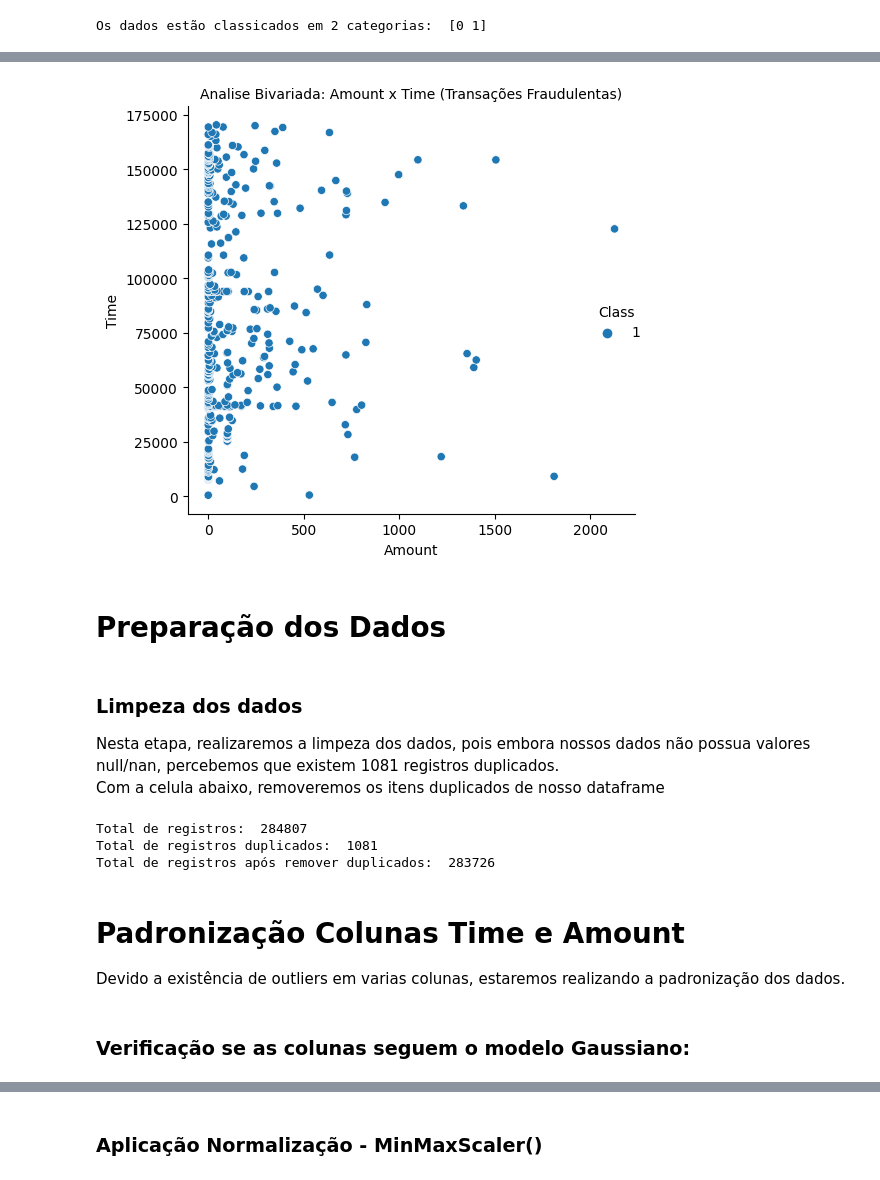
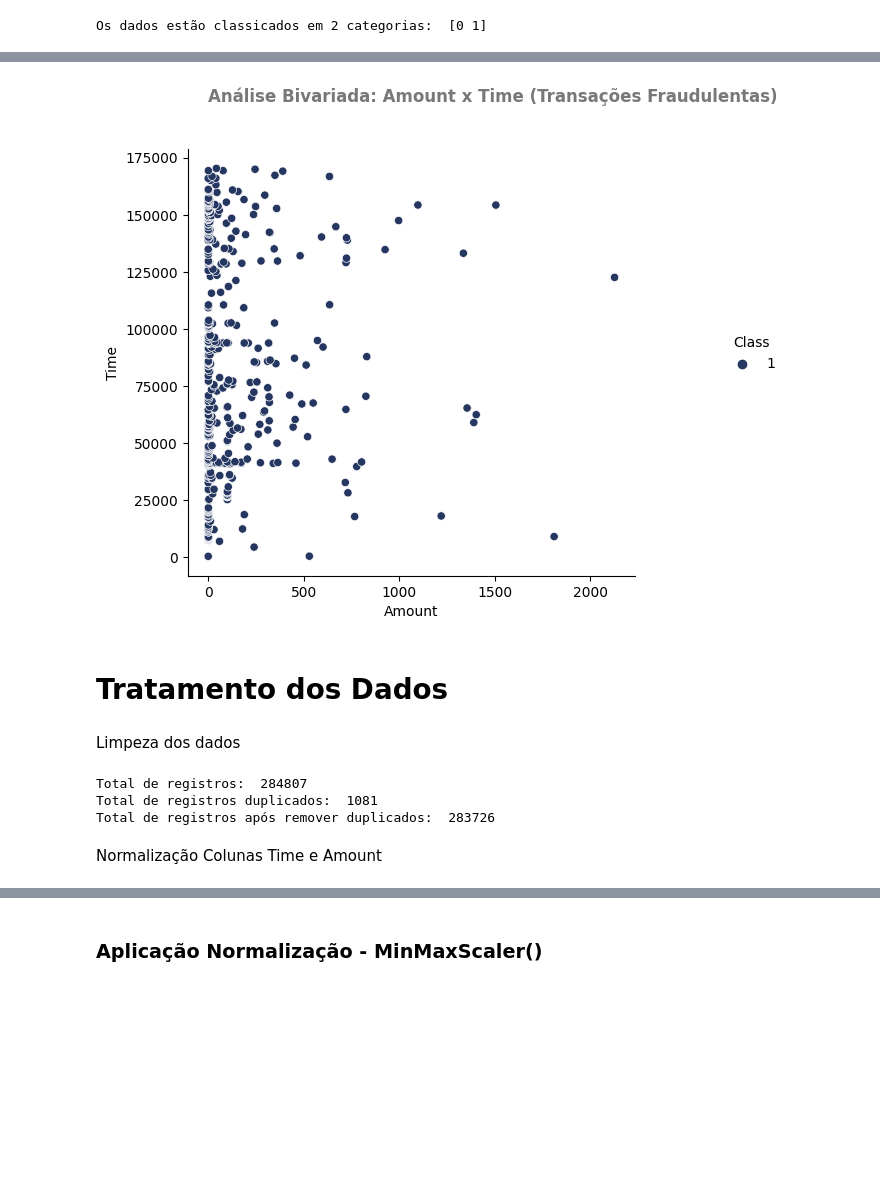
Before and after one commit to OzeasSantosn/DataScience, a Jupyter notebook: Modelo Preditivo Fraudes/CreditCard/Modelo Preditivo Fraudes Creditcard.ipynb, the cells around one changed output, grey strips where cells are left out. Drawn from its saved outputs; the diff is of its cells as text; code cells hidden in the pictures; blank space fills up the shorter version.

```diff
--- a/Modelo Preditivo Fraudes/CreditCard/Modelo Preditivo Fraudes Creditcard.ipynb
+++ b/Modelo Preditivo Fraudes/CreditCard/Modelo Preditivo Fraudes Creditcard.ipynb
@@ -332,16 +644,21 @@ plt.tight_layout()
 # %%
-sns.relplot(x='Amount', y='Time', hue = 'Class', color = 'orange', data =fraude)
-plt.title('Analise Bivariada: Amount x Time (Transações Fraudulentas)', fontsize=10)
+lst_azul = [azul_escuro]
+sns.relplot(x='Amount', y='Time', hue = 'Class', color = 'orange', data =fraude, palette=lst_azul)
 plt.tight_layout()
+
+# Título
+plt.text(x=1,
+         y=199292,
+         s='Análise Bivariada: Amount x Time (Transações Fraudulentas)',
+         fontsize=12,
+         color=cinza_escuro,
+         weight='bold');
 # %% [output]
-[figure, old version]
+[figure, new version]
 # %% [markdown]
-# Preparação dos Dados
+# Tratamento dos Dados
-# %% [markdown]
-### Limpeza dos dados
-
-Nesta etapa, realizaremos a limpeza dos dados, pois embora nossos dados não possua valores null/nan, percebemos que existem 1081 registros duplicados.<br>
-Com a celula abaixo, removeremos os itens duplicados de nosso dataframe
+# %% [markdown]
+Limpeza dos dados
 # %%
 print('Total de registros: ',df_creditcard.shape[0], '\nTotal de registros duplicados: ',df_creditcard.duplicated().sum())
 df_creditcard = df_creditcard.drop_duplicates()
@@ -350,10 +667,6 @@ print('Total de registros após remover duplicados: ',df_creditcard.shape[0])
 Total de registros:  284807
 Total de registros duplicados:  1081
 Total de registros após remover duplicados:  283726
-# %% [markdown]
-# Padronização Colunas Time e Amount
-
-Devido a existência de outliers em varias colunas, estaremos realizando a padronização dos dados.
-# %% [markdown]
-### Verificação se as colunas seguem o modelo Gaussiano:
+# %% [markdown]
+Normalização Colunas Time e Amount
 # %%
```
Also changed, not shown: parts of 140 cells of this notebook, 4 other files.
